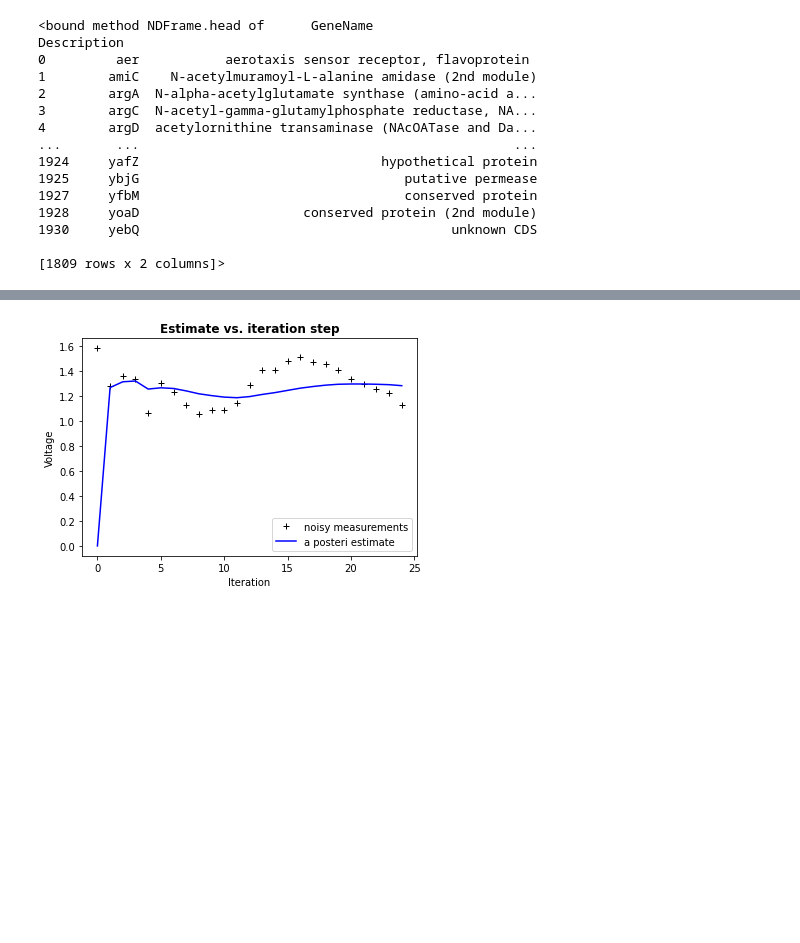
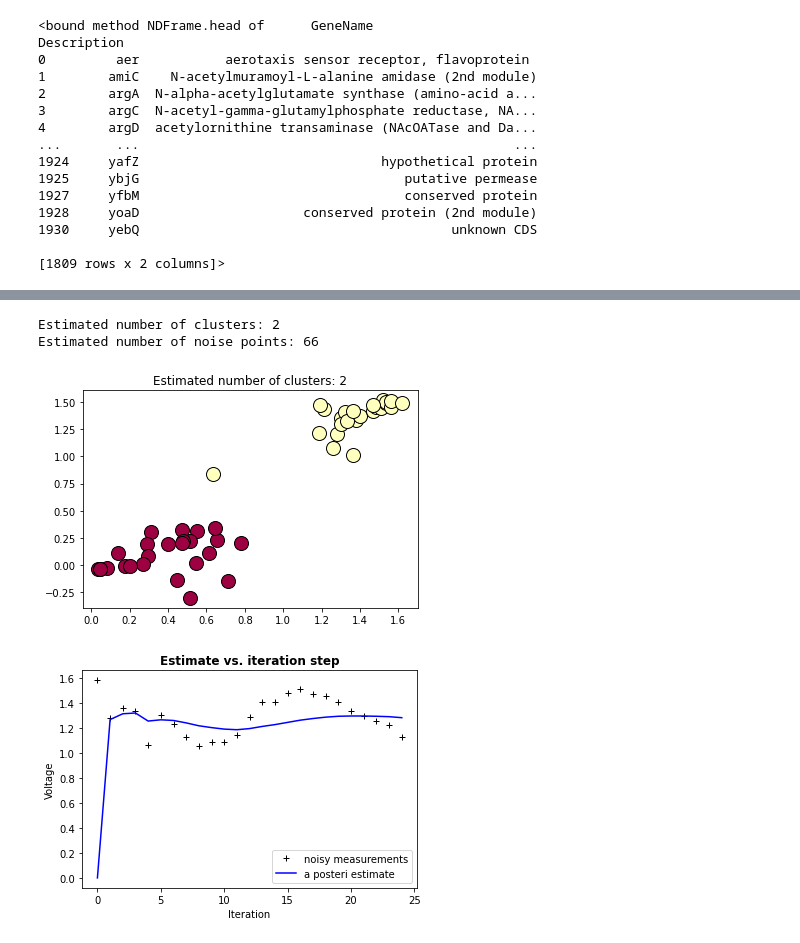
Before and after one commit to ZJLEOWANG3/BayesianTimeSeries, a Jupyter notebook: Toxicogenomics.ipynb, the cells around one changed output, grey strips where cells are left out. Drawn from its saved outputs; the diff is of its cells as text; code cells hidden in the pictures; blank space fills up the shorter version.

```diff
--- a/Toxicogenomics.ipynb
+++ b/Toxicogenomics.ipynb
@@ -116,3 +135,62 @@ plt.legend()
+# %%
+genes = meangenes.iloc[:,3:].T # n x d
+# # genes_tsne = TSNE(perplexity=8).fit_transform(genes)
+# import umap
+# genes_tsne = umap.UMAP(random_state=38).fit_transform(Y)
+# plt.scatter(genes_tsne[:,0],genes_tsne[:,1],edgecolors='k')
+from sklearn.cluster import DBSCAN
+from sklearn import metrics
+
+db = DBSCAN(eps=1.1, min_samples=10).fit(genes.T)
+labels = db.labels_
+
+# Number of clusters in labels, ignoring noise if present.
+n_clusters_ = len(set(labels)) - (1 if -1 in labels else 0)
+n_noise_ = list(labels).count(-1)
+print("Estimated number of clusters: %d" % n_clusters_)
+print("Estimated number of noise points: %d" % n_noise_)
+# print(f"Silhouette Coefficient: {metrics.silhouette_score(genes, labels):.3f}")
+
+unique_labels = set(labels)
+core_samples_mask = np.zeros_like(labels, dtype=bool)
+core_samples_mask[db.core_sample_indices_] = True
+
+colors = [plt.cm.Spectral(each) for each in np.linspace(0, 1, len(unique_labels))]
+for k, col in zip(unique_labels, colors):
+    if k == -1:
+        # Black used for noise.
+        col = [0, 0, 0, 1]
+
+    class_member_mask = labels == k
+
+    xy = genes.T[class_member_mask & core_samples_mask].T
+    if min(xy.shape)>=2:
+        plt.plot(
+            xy.iloc[:, 0],
+            xy.iloc[:, 1],
+            "o",
+            markerfacecolor=tuple(col),
+            markeredgecolor="k",
+            markersize=14,
+        )
+
+    # xy = genes.T[class_member_mask & ~core_samples_mask].T
+    # if min(xy.shape)>=2:
+    #     plt.plot(
+    #         xy.iloc[:, 0],
+    #         xy.iloc[:, 1],
+    #         "o",
+    #         markerfacecolor=tuple(col),
+    #         markeredgecolor="k",
+    #         markersize=6,
+    #     )
+
+plt.title(f"Estimated number of clusters: {n_clusters_}")
+plt.show()
+# %% [output]
+Estimated number of clusters: 2
+Estimated number of noise points: 66
+[figure, added]
 # %%
 # test [Kalman filtering](https://scipy-cookbook.readthedocs.io/items/KalmanFiltering.html)
 
```
Also changed, not shown: parts of 6 cells of this notebook, 16 other files.
